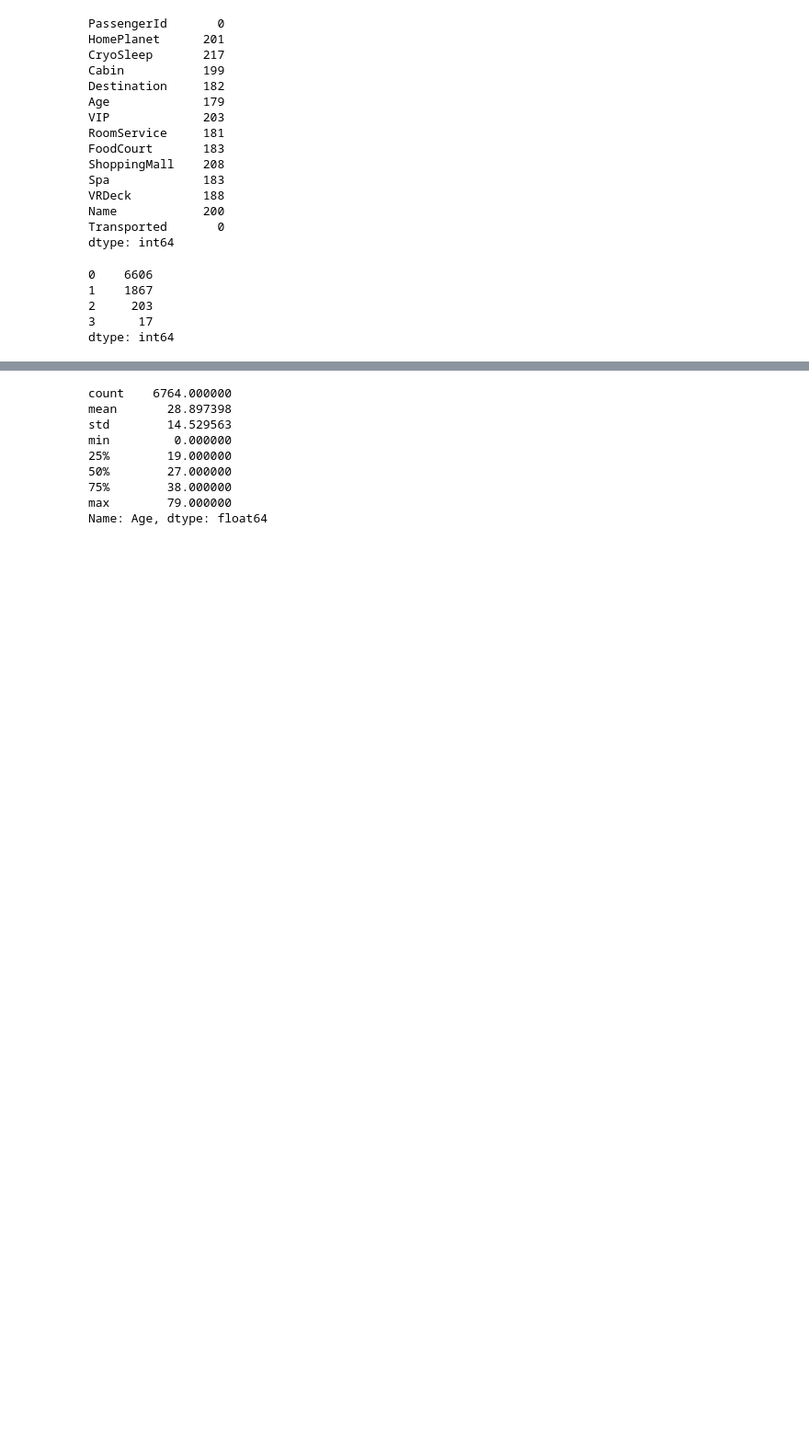
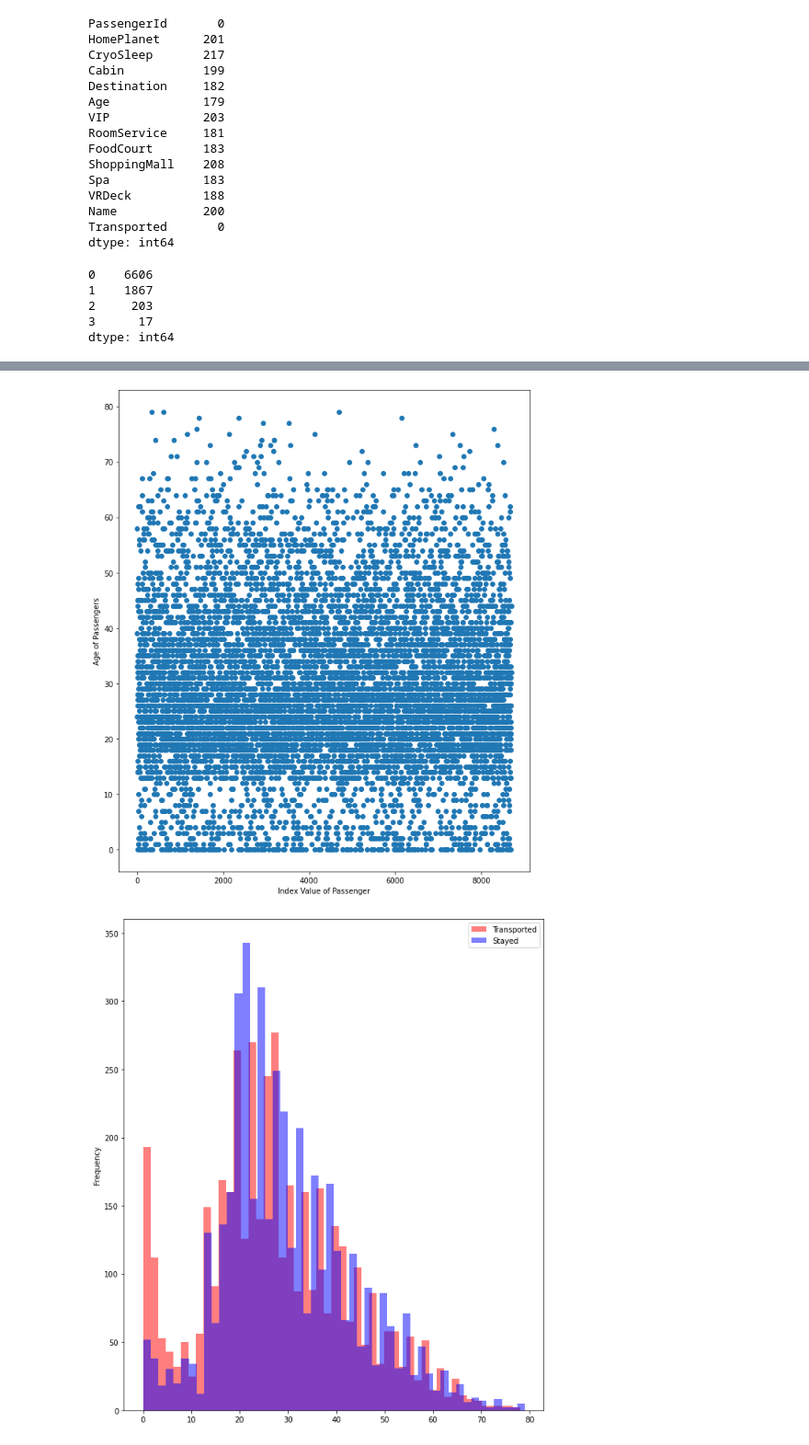
Before and after one commit to lynnmench/Spaceship_Titanic_Kaggle, a Jupyter notebook: Data_Clean_Analyze_SpaceshipTitanic.ipynb, the cells around one changed output, grey strips where cells are left out. Shown at 92% size. Cells and saved outputs as stored; diff of their text form; code cells hidden in the pictures; blank space fills up the shorter version.

```diff
--- a/Data_Clean_Analyze_SpaceshipTitanic.ipynb
+++ b/Data_Clean_Analyze_SpaceshipTitanic.ipynb
@@ -68,13 +129,18 @@ df_full.shape
 # %%
-#Decription of Ages
-df_full['Age'].describe()
+plt.figure(figsize=(10,12))
+plt.scatter(list(df_train.index.values), df_train['Age'])
+plt.xlabel('Index Value of Passenger')
+plt.ylabel('Age of Passengers')
+plt.show()
+
+#hist_trans(df_train, 'Age')
+plt.figure(figsize=(10,12))
+transported = df_train[df_train["Transported"] == True]
+stayed = df_train[df_train["Transported"] == False]
+transported['Age'].plot.hist(alpha=0.5,color='red',bins=50)
+stayed['Age'].plot.hist(alpha=0.5,color='blue',bins=50)
+plt.legend(['Transported','Stayed'])
+plt.show()
 # %% [output]
-count    6764.000000
-mean       28.897398
-std        14.529563
-min         0.000000
-25%        19.000000
-50%        27.000000
-75%        38.000000
-max        79.000000
-Name: Age, dtype: float64
+[figure, added]
+[figure, added]
```
Also changed, not shown: parts of 29 cells of this notebook, 3 other files.
